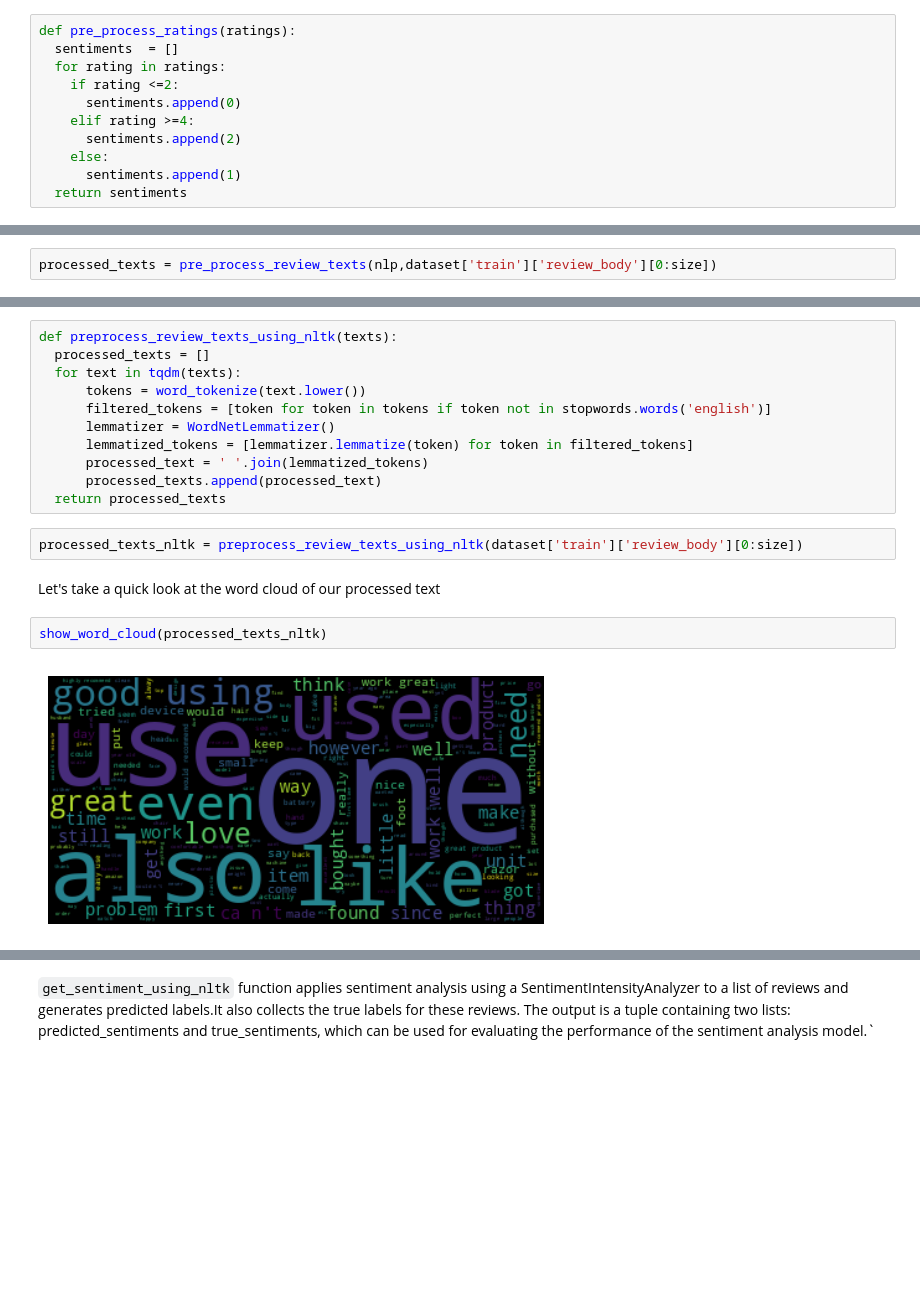
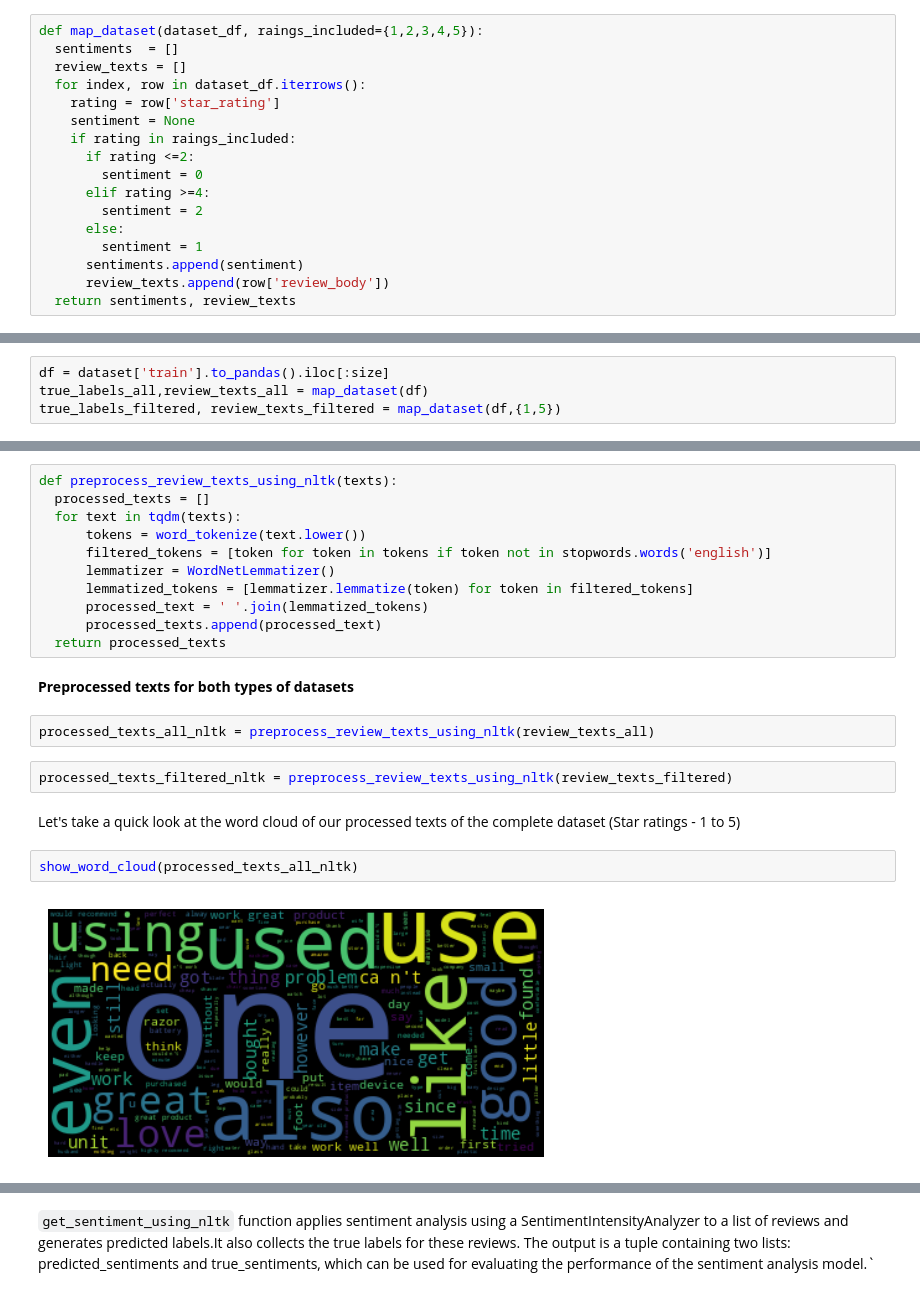
Before and after one commit to pal0064/tutorials, a Jupyter notebook: stanza/Stanza.ipynb, the cells around one changed output, grey strips where cells are left out. Saved outputs shown, nothing was run; the diff lists cells and outputs as text; blank space fills up the shorter version.

```diff
--- a/stanza/Stanza.ipynb
+++ b/stanza/Stanza.ipynb
@@ -106,11 +110,17 @@ Most of the ratings are 5, so we can expect more positive sentiments.
 # %%
-def pre_process_ratings(ratings):
+def map_dataset(dataset_df, raings_included={1,2,3,4,5}):
   sentiments  = []
-  for rating in ratings:
-    if rating <=2:
-      sentiments.append(0)
-    elif rating >=4:
-      sentiments.append(2)
-    else:
-      sentiments.append(1)
-  return sentiments
+  review_texts = []
+  for index, row in dataset_df.iterrows():
+    rating = row['star_rating']
+    sentiment = None
+    if rating in raings_included:
+      if rating <=2:
+        sentiment = 0
+      elif rating >=4:
+        sentiment = 2
+      else:
+        sentiment = 1
+      sentiments.append(sentiment)
+      review_texts.append(row['review_body'])
+  return sentiments, review_texts
@@ -119,3 +129,7 @@ true_labels = pre_process_ratings(dataset['train']['star_rating'][0:size])
+# %%
+df = dataset['train'].to_pandas().iloc[:size]
+true_labels_all,review_texts_all = map_dataset(df)
+true_labels_filtered, review_texts_filtered = map_dataset(df,{1,5})
 # %% [markdown]
 ## Preprocessing Using Stanza
 # %% [markdown]
@@ -144,5 +158,3 @@ Here's what each of the parameters used in the Pipeline constructor means:
 # %%
 %%capture
 nlp = stanza.Pipeline(lang='en', processors='tokenize,lemma',logging_level='WARN',use_gpu=use_gpu)
-# %%
-processed_texts = pre_process_review_texts(nlp,dataset['train']['review_body'][0:size])
@@ -240,11 +282,15 @@ def preprocess_review_texts_using_nltk(texts):
       processed_text = ' '.join(lemmatized_tokens)
       processed_texts.append(processed_text)
   return processed_texts
-# %%
-processed_texts_nltk = preprocess_review_texts_using_nltk(dataset['train']['review_body'][0:size])
+# %% [markdown]
+**Preprocessed texts for both types of datasets**
+# %%
+processed_texts_all_nltk = preprocess_review_texts_using_nltk(review_texts_all)
+# %%
+processed_texts_filtered_nltk = preprocess_review_texts_using_nltk(review_texts_filtered)
 # %% [markdown]
-Let's take a quick look at the word cloud of our processed text
+Let's take a quick look at the word cloud of our processed texts of the complete dataset (Star ratings - 1 to 5)
 # %%
-show_word_cloud(processed_texts_nltk)
+show_word_cloud(processed_texts_all_nltk)
 # %% [output]
-[figure, old version]
+[figure, new version]
```
Also changed, not shown: parts of 41 cells of this notebook, 10 other files.
